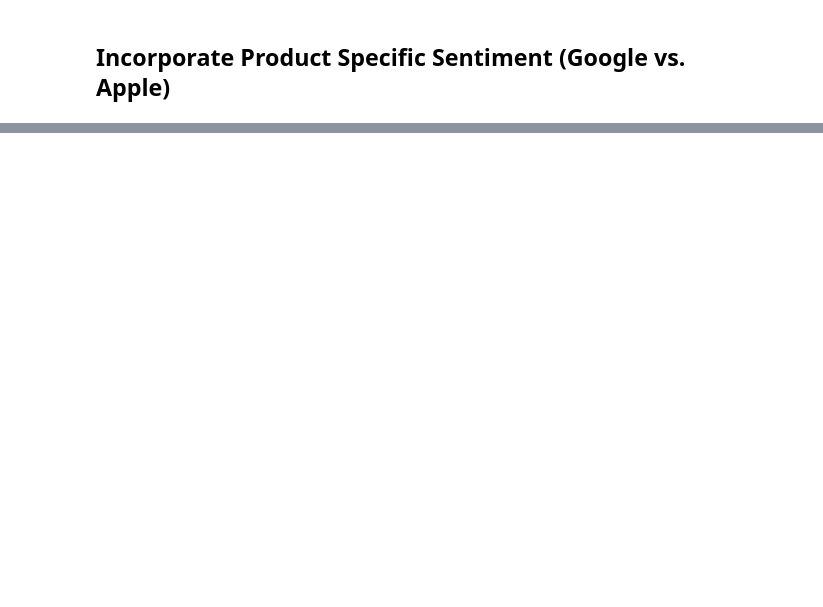
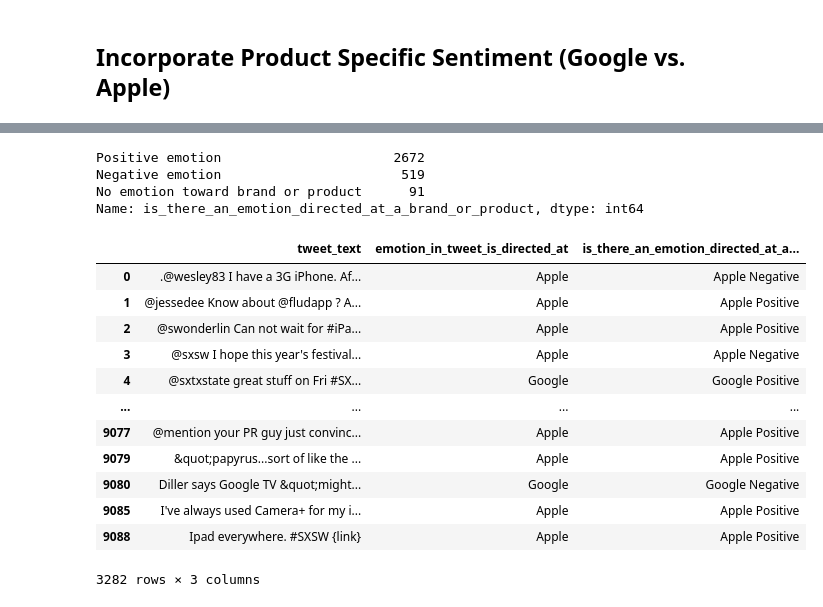
Before and after one commit to mitchellren123/Twitter-NLP-Sentiment, a Jupyter notebook: Twitter-NLP.ipynb, the cells around one changed output, grey strips where cells are left out. Cells and saved outputs as stored; diff of their text form; code cells hidden in the pictures; blank space fills up the shorter version.

```diff
--- a/Twitter-NLP.ipynb
+++ b/Twitter-NLP.ipynb
@@ -659,0 +608,15 @@ ValueError: Found input variables with inconsistent numbers of samples: [1, 2461
+# %%
+df_brand_multiclass = df.dropna()
+df_brand_multiclass = df_brand_multiclass[df_brand_multiclass['is_there_an_emotion_directed_at_a_brand_or_product'] != "I can't tell"]
+df_brand_multiclass['emotion_in_tweet_is_directed_at'] = df_brand_multiclass['emotion_in_tweet_is_directed_at'].apply(
+lambda x: 'Apple'
+if 'iP' in x or 'Apple' in x
+else 'Google' if 'Google' in x or 'Android' in x
+else 'N/A')
+
+df_brand_multiclass['is_there_an_emotion_directed_at_a_brand_or_product'].value_counts()
+# %% [output]
+Positive emotion                      2672
+Negative emotion                       519
+No emotion toward brand or product      91
+Name: is_there_an_emotion_directed_at_a_brand_or_product, dtype: int64
@@ -659,0 +639,17 @@ ValueError: Found input variables with inconsistent numbers of samples: [1, 2461
+# %%
+df_brand_multiclass['is_there_an_emotion_directed_at_a_brand_or_product'] = df_brand_multiclass.apply(conditions, axis=1)
+df_brand_multiclass
+# %% [output]
+|  | tweet_text | emotion_in_tweet_is_directed_at | is_there_an_emotion_directed_at_a... |
+| 0 | .@wesley83 I have a 3G iPhone. Af... | Apple | Apple Negative |
+| 1 | @jessedee Know about @fludapp ? A... | Apple | Apple Positive |
+| 2 | @swonderlin Can not wait for #iPa... | Apple | Apple Positive |
+| 3 | @sxsw I hope this year's festival... | Apple | Apple Negative |
+| 4 | @sxtxstate great stuff on Fri #SX... | Google | Google Positive |
+| ... | ... | ... | ... |
+| 9077 | @mention your PR guy just convinc... | Apple | Apple Positive |
+| 9079 | &quot;papyrus...sort of like the ... | Apple | Apple Positive |
+| 9080 | Diller says Google TV &quot;might... | Google | Google Negative |
+| 9085 | I've always used Camera+ for my i... | Apple | Apple Positive |
+| 9088 | Ipad everywhere. #SXSW {link} | Apple | Apple Positive |
+3282 rows × 3 columns
```
Also changed, not shown: parts of 29 cells of this notebook.
